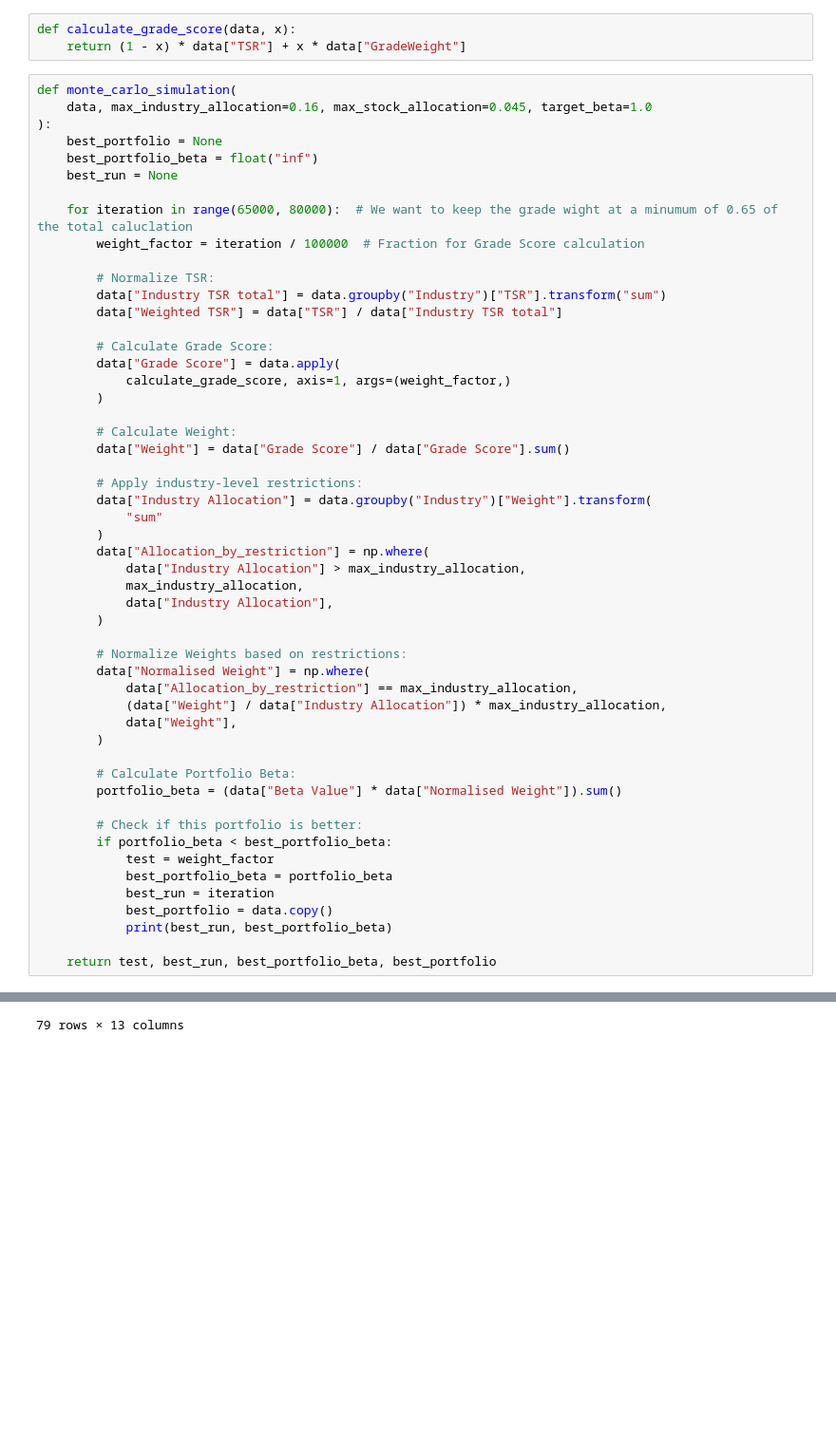
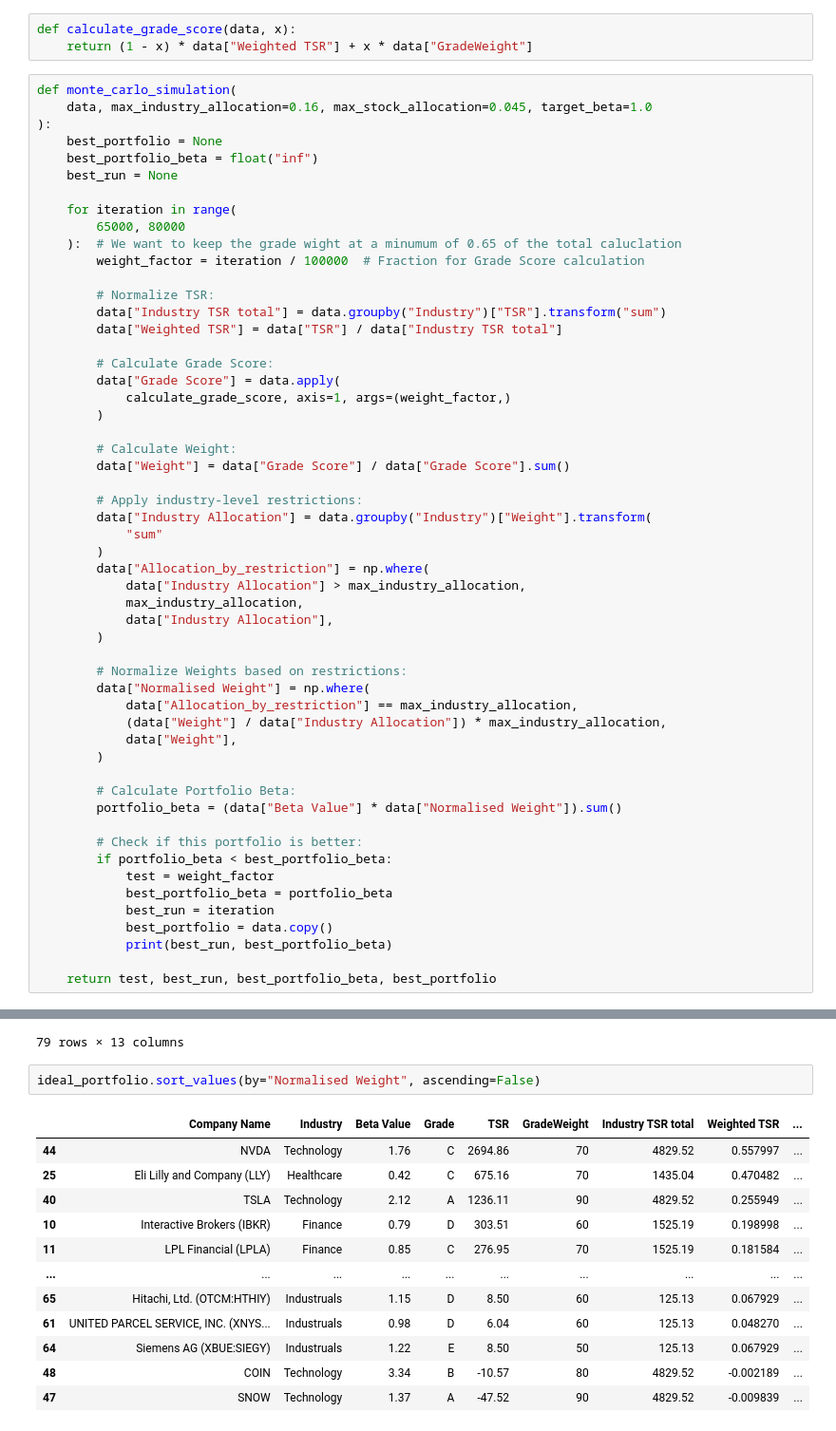
Before and after one commit to visheshgupta19/IDS_789_Final_Project, a Jupyter notebook: algo_update.ipynb, the cells around one changed output, grey strips where cells are left out. Shown at 95% size. Saved outputs shown, nothing was run; the diff lists cells and outputs as text; blank space fills up the shorter version.

Commit message:
trial portfolio testing

```diff
--- a/algo_update.ipynb
+++ b/algo_update.ipynb
@@ -18,7 +22,7 @@ grade_weight = {"A": 90, "B": 80, "C": 70, "D": 60, "E": 50, "F": 40}
 companies_selected["GradeWeight"] = companies_selected["Grade"].map(grade_weight)
 # %%
 def calculate_grade_score(data, x):
-    return (1 - x) * data["TSR"] + x * data["GradeWeight"]
+    return (1 - x) * data["Weighted TSR"] + x * data["GradeWeight"]
 # %%
 def monte_carlo_simulation(
     data, max_industry_allocation=0.16, max_stock_allocation=0.045, target_beta=1.0
@@ -27,7 +31,9 @@ def monte_carlo_simulation(
     best_portfolio_beta = float("inf")
     best_run = None
 
-    for iteration in range(65000, 80000):  # We want to keep the grade wight at a minumum of 0.65 of the total caluclation
+    for iteration in range(
+        65000, 80000
+    ):  # We want to keep the grade wight at a minumum of 0.65 of the total caluclation
         weight_factor = iteration / 100000  # Fraction for Grade Score calculation
 
         # Normalize TSR:
@@ -121,3 +127,18 @@ ideal_portfolio
 | 77 | THE HERSHEY COMPANY (XNYS:HSY) | Consumer Staples | 0.37 | B | 12.95 | 80 | 177.69 | 0.072880 | ... |
 | 78 | UNILEVER PLC (XBUE:UL) | Consumer Staples | 0.23 | B | 12.83 | 80 | 177.69 | 0.072204 | ... |
 79 rows × 13 columns
+# %%
+ideal_portfolio.sort_values(by="Normalised Weight", ascending=False)
+# %% [output]
+|  | Company Name | Industry | Beta Value | Grade | TSR | GradeWeight | Industry TSR total | Weighted TSR | ... |
+| 44 | NVDA | Technology | 1.76 | C | 2694.86 | 70 | 4829.52 | 0.557997 | ... |
+| 25 | Eli Lilly and Company (LLY) | Healthcare | 0.42 | C | 675.16 | 70 | 1435.04 | 0.470482 | ... |
+| 40 | TSLA | Technology | 2.12 | A | 1236.11 | 90 | 4829.52 | 0.255949 | ... |
+| 10 | Interactive Brokers (IBKR) | Finance | 0.79 | D | 303.51 | 60 | 1525.19 | 0.198998 | ... |
+| 11 | LPL Financial (LPLA) | Finance | 0.85 | C | 276.95 | 70 | 1525.19 | 0.181584 | ... |
+| ... | ... | ... | ... | ... | ... | ... | ... | ... | ... |
+| 65 | Hitachi, Ltd. (OTCM:HTHIY) | Industruals | 1.15 | D | 8.50 | 60 | 125.13 | 0.067929 | ... |
+| 61 | UNITED PARCEL SERVICE, INC. (XNYS... | Industruals | 0.98 | D | 6.04 | 60 | 125.13 | 0.048270 | ... |
+| 64 | Siemens AG (XBUE:SIEGY) | Industruals | 1.22 | E | 8.50 | 50 | 125.13 | 0.067929 | ... |
+| 48 | COIN | Technology | 3.34 | B | -10.57 | 80 | 4829.52 | -0.002189 | ... |
+| 47 | SNOW | Technology | 1.37 | A | -47.52 | 90 | 4829.52 | -0.009839 | ... |
```
Also changed, not shown: parts of 11 cells of this notebook, 1 other file.
